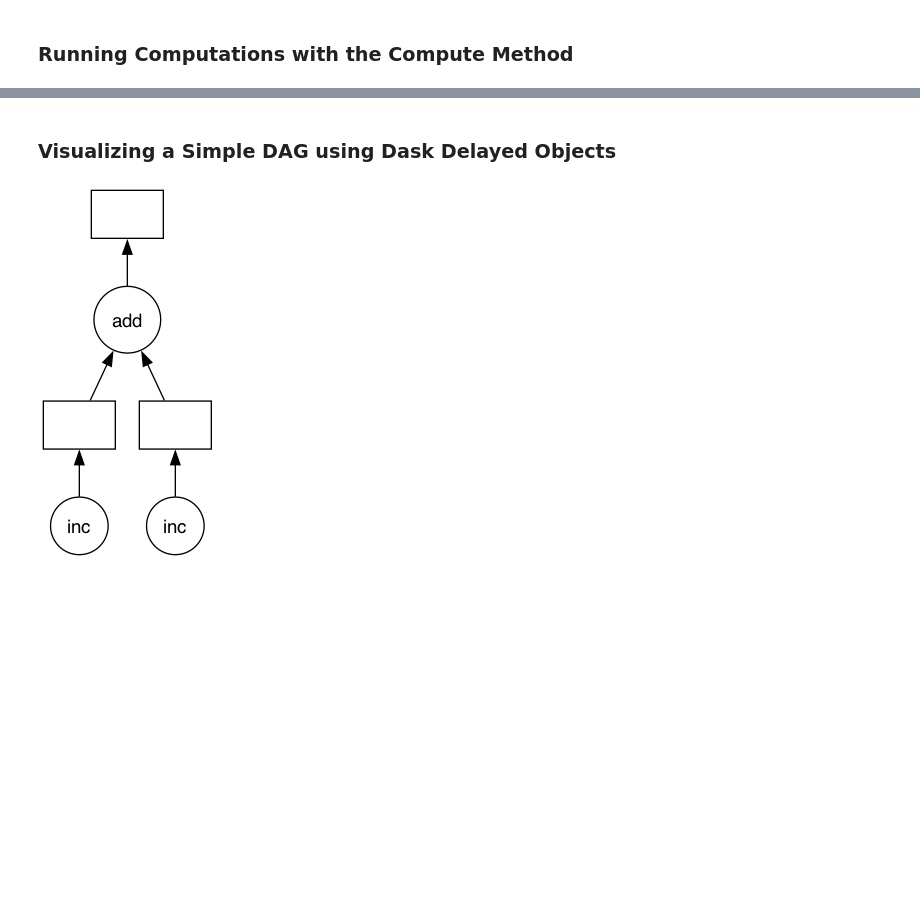
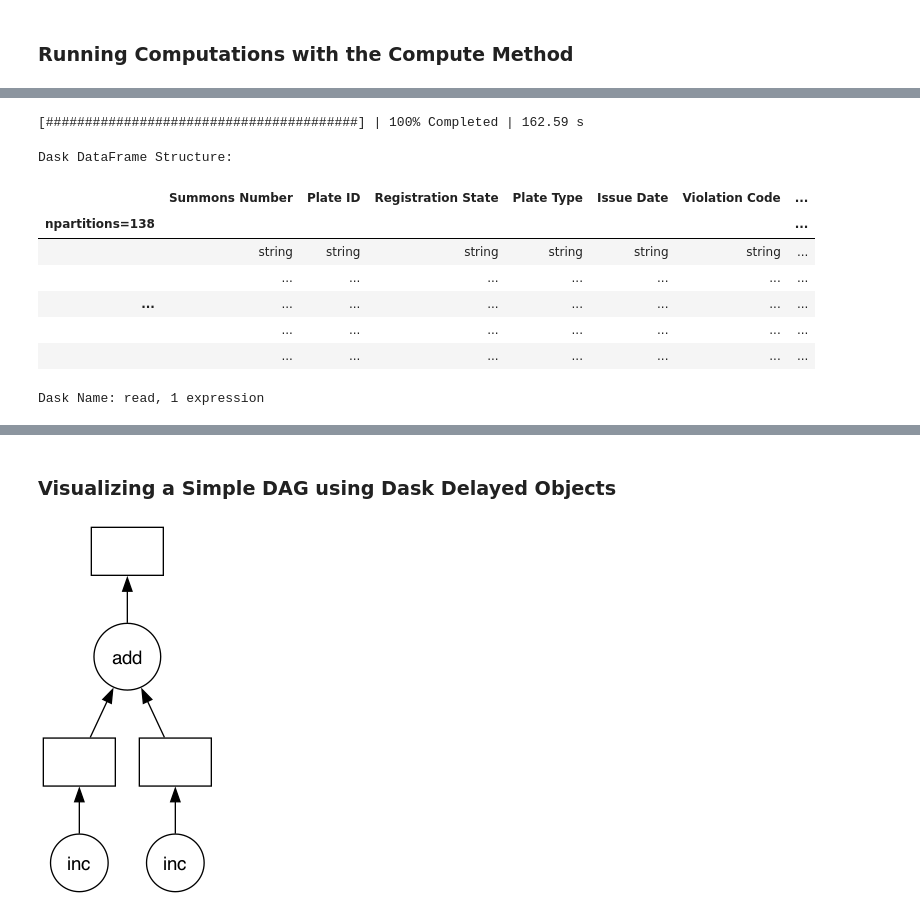
Before and after one commit to techseeko/AAI614_Haidar, a Jupyter notebook: Week-7/Saoud-Notebook7.2.ipynb, the cells around one changed output, grey strips where cells are left out. Cells and saved outputs as stored; diff of their text form; code cells hidden in the pictures; blank space fills up the shorter version.

```diff
--- a/Week-7/Saoud-Notebook7.2.ipynb
+++ b/Week-7/Saoud-Notebook7.2.ipynb
@@ -16,9 +16,16 @@ from dask.diagnostics import ProgressBar
 from matplotlib import pyplot as plt
 import kagglehub
 
-# Download latest version
-path = kagglehub.dataset_download("new-york-city/nyc-parking-tickets")
+# Download latest version if not already cached
+path = kagglehub.dataset_download(
+    "new-york-city/nyc-parking-tickets",
+    force_download=False,
+)
 
 print("Path to dataset files:", path)
-df = dd.read_csv(path + "/*.csv")
+df = dd.read_csv(
+    path + "/*.csv",
+    dtype=str,
+    low_memory=False,
+)
 # %% [output]
@@ -60,4 +56,0 @@ ValueError: Mismatched dtypes found in `pd.read_csv`/`pd.read_table`.
-# %%
-columns_to_drop = missing_count_pct[missing_count_pct > 60].index
-with ProgressBar():
-    df_dropped = df.drop(columns_to_drop, axis=1).persist()
@@ -65,0 +90,34 @@ NameError: name 'missing_count_pct' is not defined
+# %%
+try:
+    from dask.diagnostics import ProgressBar
+except Exception:
+    class ProgressBar:
+        def __enter__(self):
+            return self
+
+        def __exit__(self, exc_type, exc_val, exc_tb):
+            return False
+
+missing_count_pct = missing_count.compute()
+
+columns_to_drop = (
+    missing_count_pct[missing_count_pct > 60]
+    .index
+    .tolist()
+)
+
+with ProgressBar():
+    df_dropped = df.drop(columns=columns_to_drop).persist()
+
+df_dropped
+# %% [output]
+[########################################] | 100% Completed | 162.59 s
+Dask DataFrame Structure:
+|  | Summons Number | Plate ID | Registration State | Plate Type | Issue Date | Violation Code | ... |
+| npartitions=138 |  |  |  |  |  |  | ... |
+|  | string | string | string | string | string | string | ... |
+|  | ... | ... | ... | ... | ... | ... | ... |
+| ... | ... | ... | ... | ... | ... | ... | ... |
+|  | ... | ... | ... | ... | ... | ... | ... |
+|  | ... | ... | ... | ... | ... | ... | ... |
+Dask Name: read, 1 expression
```
Also changed, not shown: parts of 9 cells of this notebook.
